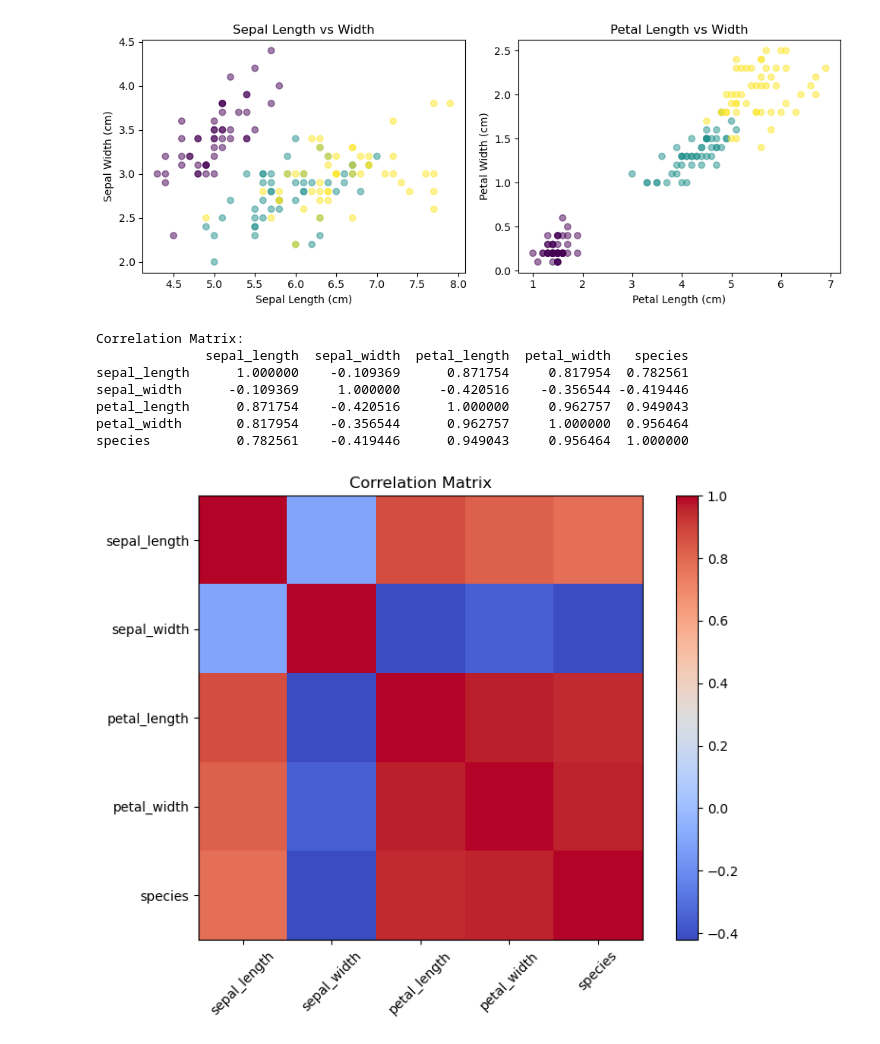
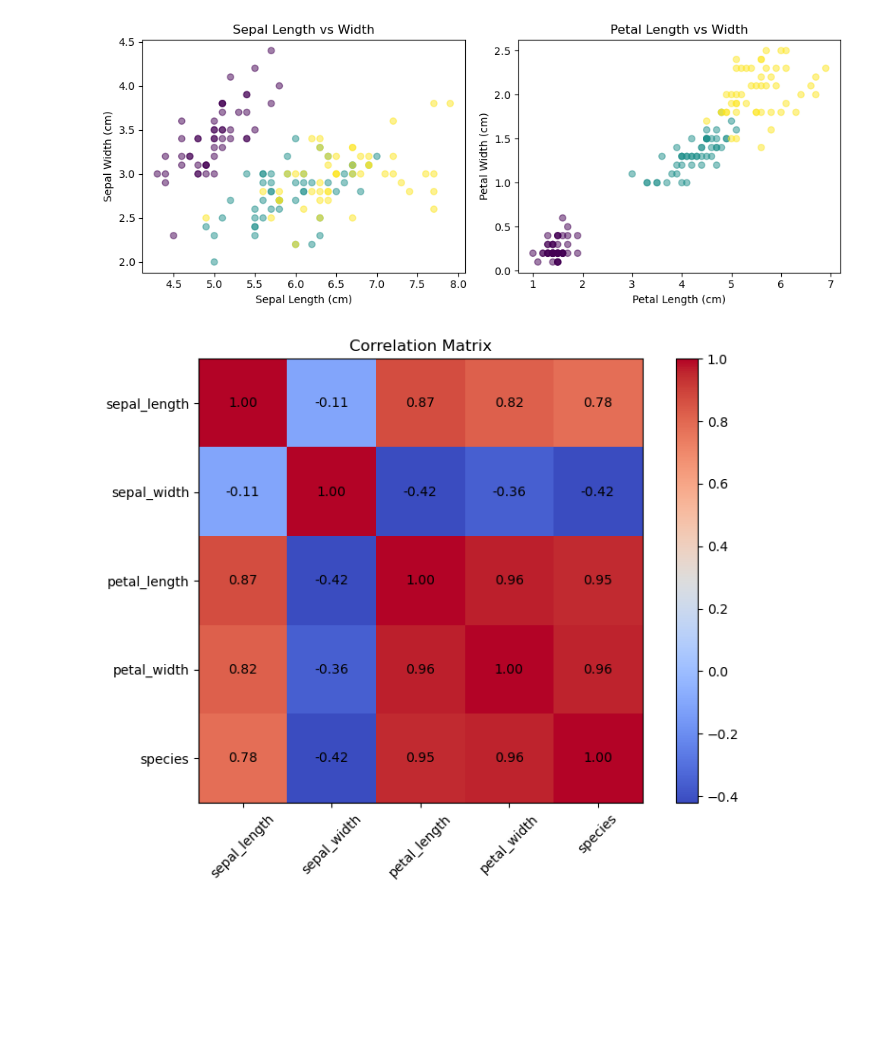
Before and after one commit to kronos164/programming-and-scripting, a Jupyter notebook: pands-project/analysis.ipynb, the cells around one changed output. Cells and saved outputs as stored; diff of their text form; code cells hidden in the pictures; blank space fills up the shorter version.

```diff
--- a/pands-project/analysis.ipynb
+++ b/pands-project/analysis.ipynb
@@ -24,3 +24,6 @@ species
 Iris-setosa             5.006        3.418         1.464        0.244
 Iris-versicolor         5.936        2.770         4.260        1.326
 Iris-virginica          6.588        2.974         5.552        2.026
+# %%
+df = df
+print(df.head())
@@ -26,0 +37,9 @@ Iris-virginica          6.588        2.974         5.552        2.026
+# %%
+# Print sumary statistics
+df_summary = df.describe()
+print("Summary Statistics:")
+print(df_summary)
+# Print sumary of each species
+df_summary_species = df.groupby("species").describe()
+print("\n\nSummary Statistics by Species:")
+print(df_summary_species)
@@ -27,3 +80,10 @@ Iris-virginica          6.588        2.974         5.552        2.026
+# %%
+#Export the summaries to a text file
+with open("iris_summary.txt", "w") as f:
+    f.write("Grouped Data:\n")
+    f.write(str(df_grouped))
+    f.write("\n\nSummary Statistics:\n")
+    f.write(str(df_summary))
 # %%
 # plot histograms of each feature per species
 plt.figure(figsize=(15, 10))
@@ -95,29 +155,22 @@ plt.show()
 # %% [output]
 [figure]
 # %%
-# convert species to numeric codes for correlation analysis
-df["species"] = df["species"].astype("category").cat.codes
-# calculate correlation matrix
-correlation_matrix = df.corr()
-# print the correlation matrix
-print("Correlation Matrix:")
-print(correlation_matrix)
 
-# plot correlation matrix
+
+# plot correlation matrix with values displayed
 plt.figure(figsize=(8, 6))
 plt.title("Correlation Matrix")
 plt.imshow(correlation_matrix, cmap="coolwarm", interpolation="nearest")
 plt.colorbar()
+
+# add text annotations for each square (this feature was generated by an AI model Copilot, the promt was "add the value in the centre of each square representing its correlation")
+for i in range(len(correlation_matrix)):
+    for j in range(len(correlation_matrix)):
+        plt.text(j, i, f"{correlation_matrix.iloc[i, j]:.2f}", ha="center", va="center", color="black")
+
 plt.xticks(range(len(df.columns)), df.columns, rotation=45)
 plt.yticks(range(len(df.columns)), df.columns)
 plt.tight_layout()
 plt.show()
 # %% [output]
-Correlation Matrix:
-              sepal_length  sepal_width  petal_length  petal_width   species
-sepal_length      1.000000    -0.109369      0.871754     0.817954  0.782561
-sepal_width      -0.109369     1.000000     -0.420516    -0.356544 -0.419446
-petal_length      0.871754    -0.420516      1.000000     0.962757  0.949043
-petal_width       0.817954    -0.356544      0.962757     1.000000  0.956464
-species           0.782561    -0.419446      0.949043     0.956464  1.000000
-[figure, old version]
+[figure, new version]
```
Also changed, not shown: parts of 5 cells of this notebook, 1 other file.
